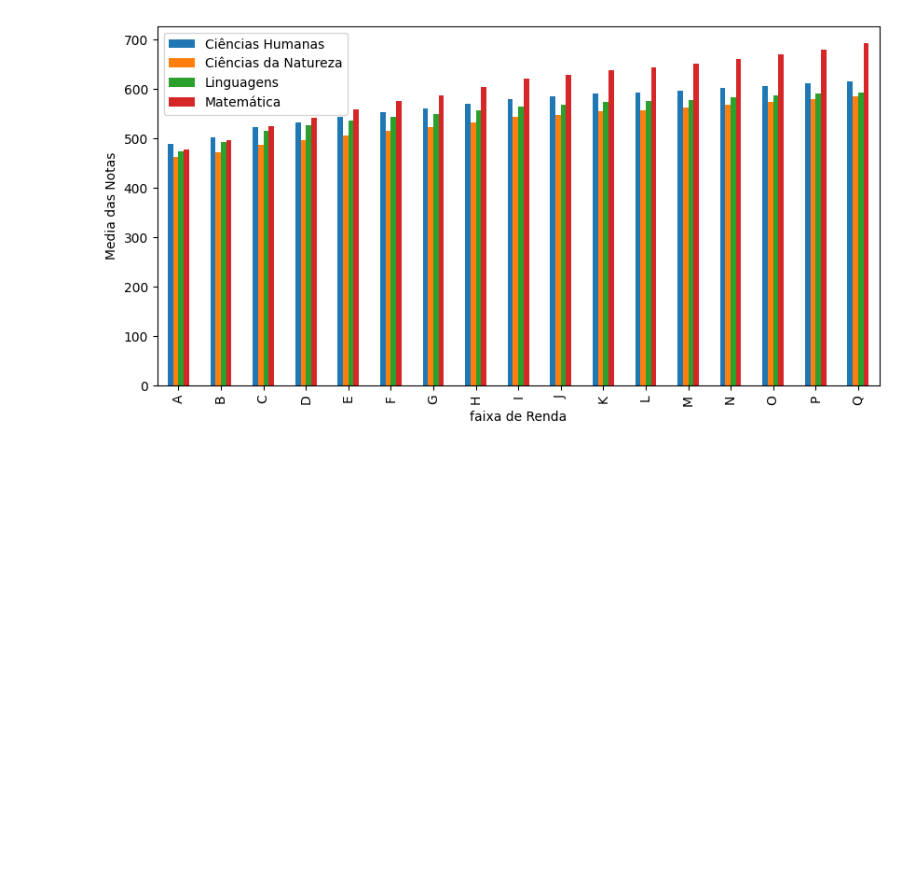
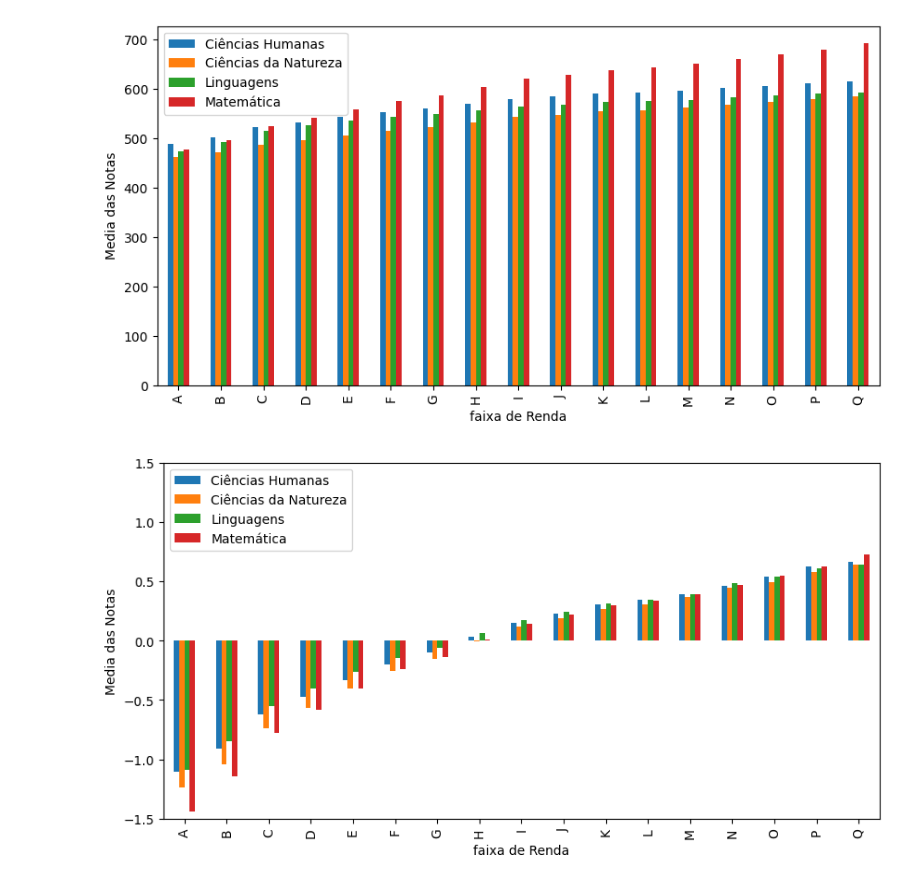
Before and after one commit to laupontiroli/APS_1_cdados, a Jupyter notebook: analise_dados.ipynb, the cells around one changed output. Drawn from its saved outputs; the diff is of its cells as text; code cells hidden in the pictures; blank space fills up the shorter version.

Commit message:
grafico do d cohen notas x renda

```diff
--- a/analise_dados.ipynb
+++ b/analise_dados.ipynb
@@ -63,3 +63,49 @@ plt.legend(['Ciências Humanas','Ciências da Natureza','Linguagens','Matemátic
 plt.show()
 # %% [output]
 [figure]
+# %%
+#fazendo o de cohen por renda
+import matplotlib.pyplot as plt
+plt.style.use('default')
+import seaborn as sns
+
+#pegando as notas e a renda
+df_renda=mcdados_filtrado[["NU_NOTA_CH","NU_NOTA_CN","NU_NOTA_LC","NU_NOTA_MT","Q006"]]
+
+
+#calculando d de cohen
+medias_por_renda = df_renda.groupby("Q006").mean()
+
+std_por_renda = df_renda.groupby("Q006").std()
+
+media_total = medias_por_renda.mean()
+
+dcohen = (medias_por_renda - media_total) / std_por_renda
+
+
+
+faixas_de_renda = [
+    "Até R$ 1.212,00",
+    "De R$ 1.212,01 até R$ 1.818,00",
+    "De R$ 1.818,01 até R$ 2.424,00",
+    "De R$ 2.424,01 até R$ 3.030,00",
+    "De R$ 3.030,01 até R$ 3.636,00",
+    "De R$ 3.636,01 até R$ 4.848,00",
+    "De R$ 4.848,01 até R$ 6.060,00",
+    "De R$ 6.060,01 até R$ 7.272,00",
+    "De R$ 7.272,01 até R$ 8.484,00",
+    "De R$ 8.484,01 até R$ 9.696,00",
+    "De R$ 9.696,01 até R$ 10.908,00",
+    "De R$ 10.908,01 até R$ 12.120,00",
+    "De R$ 12.120,01 até R$ 14.544,00",
+    "De R$ 14.544,01 até R$ 18.180,00",
+    "De R$ 18.180,01 até R$ 24.240,00"
+]
+
+dcohen.plot.bar(stacked=False, figsize=(10,5),xlabel=faixas_de_renda, ylim = (-1.5, 1.5))
+plt.ylabel("Media das Notas")
+plt.xlabel('faixa de Renda')
+plt.legend(['Ciências Humanas','Ciências da Natureza','Linguagens','Matemática'], loc="upper left")
+plt.show()
+# %% [output]
+[figure, added]
```
